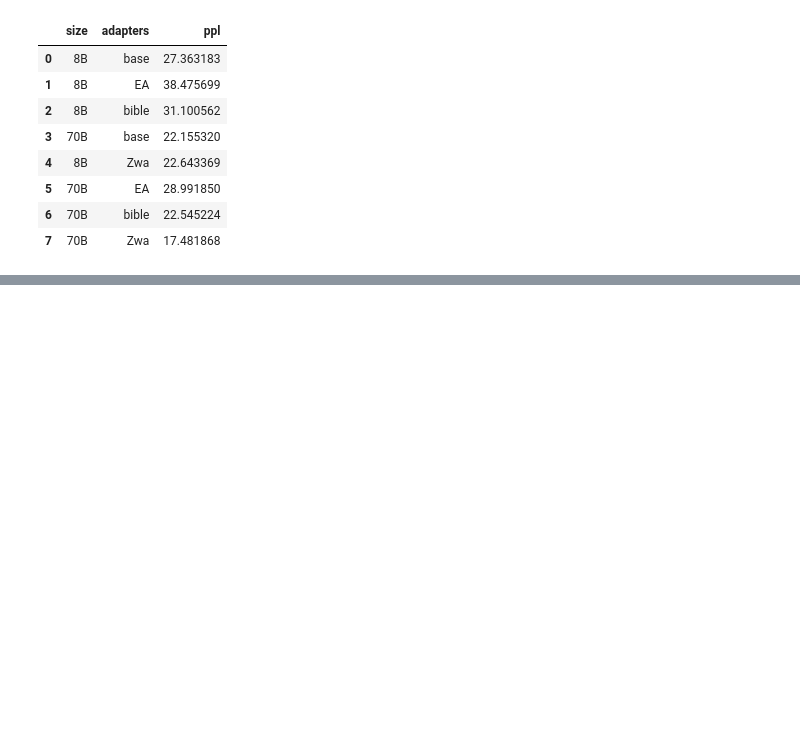
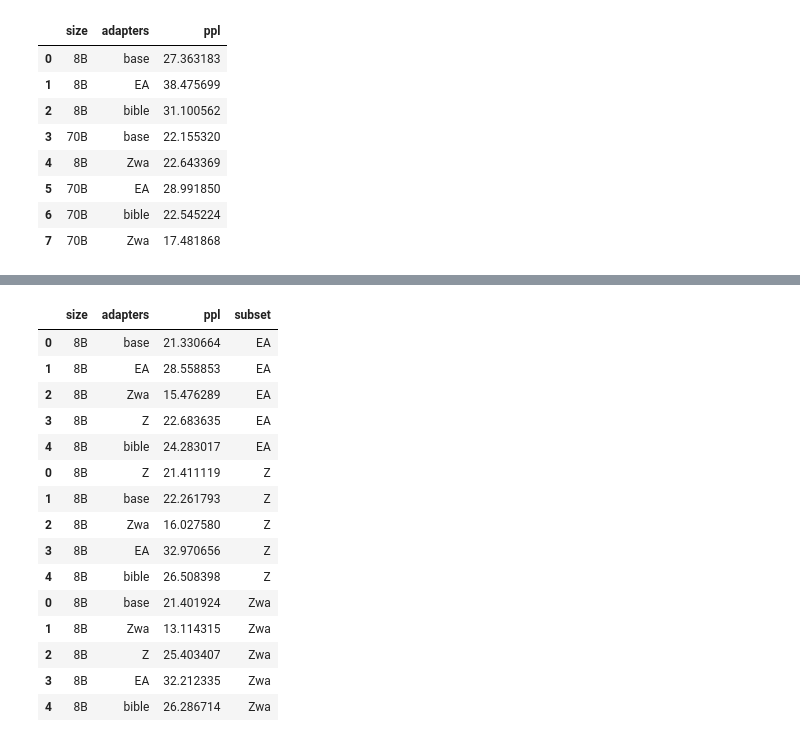
Before and after one commit to Boffl/BullingerDigitalLMFootnotes, a Jupyter notebook: evaluate/eval_plots.ipynb, the cells around one changed output, grey strips where cells are left out. Saved outputs shown, nothing was run; the diff lists cells and outputs as text; code cells hidden in the pictures; blank space fills up the shorter version.

```diff
--- a/evaluate/eval_plots.ipynb
+++ b/evaluate/eval_plots.ipynb
@@ -117,0 +127,20 @@ if True:  # save
+# %%
+df = get_plot_df_subsets(["EA", "base", "bible", "Zwa", "Z"], ["EA", "Z", "Zwa"])
+df
+# %% [output]
+|  | size | adapters | ppl | subset |
+| 0 | 8B | base | 21.330664 | EA |
+| 1 | 8B | EA | 28.558853 | EA |
+| 2 | 8B | Zwa | 15.476289 | EA |
+| 3 | 8B | Z | 22.683635 | EA |
+| 4 | 8B | bible | 24.283017 | EA |
+| 0 | 8B | Z | 21.411119 | Z |
+| 1 | 8B | base | 22.261793 | Z |
+| 2 | 8B | Zwa | 16.027580 | Z |
+| 3 | 8B | EA | 32.970656 | Z |
+| 4 | 8B | bible | 26.508398 | Z |
+| 0 | 8B | base | 21.401924 | Zwa |
+| 1 | 8B | Zwa | 13.114315 | Zwa |
+| 2 | 8B | Z | 25.403407 | Zwa |
+| 3 | 8B | EA | 32.212335 | Zwa |
+| 4 | 8B | bible | 26.286714 | Zwa |
```
Also changed, not shown: parts of 4 cells of this notebook, 1 other file.
